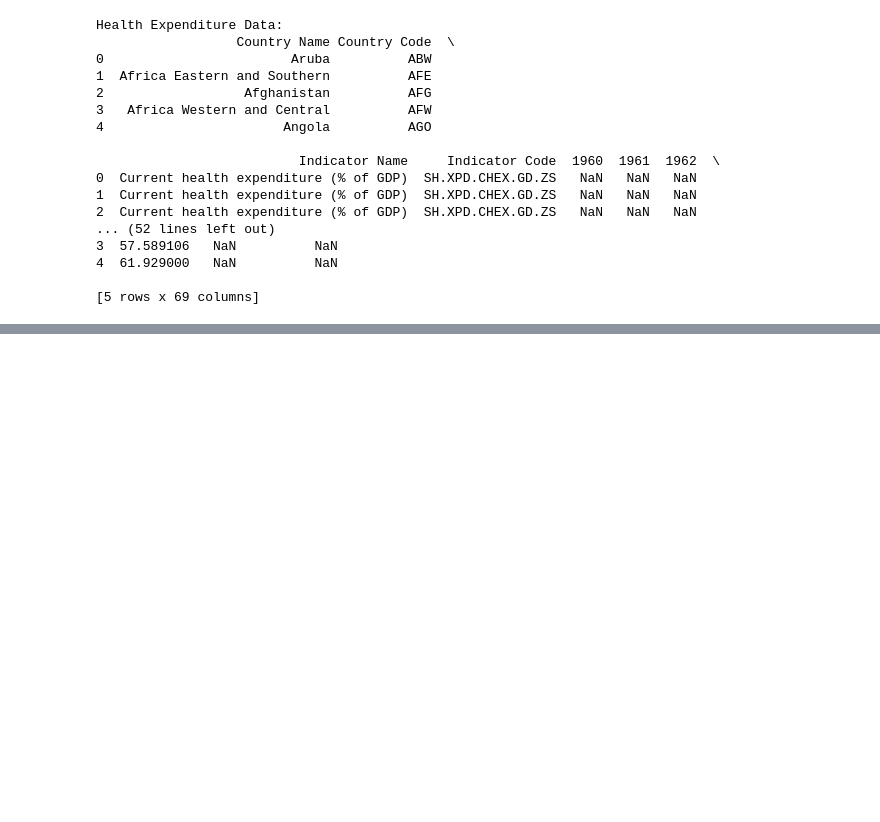
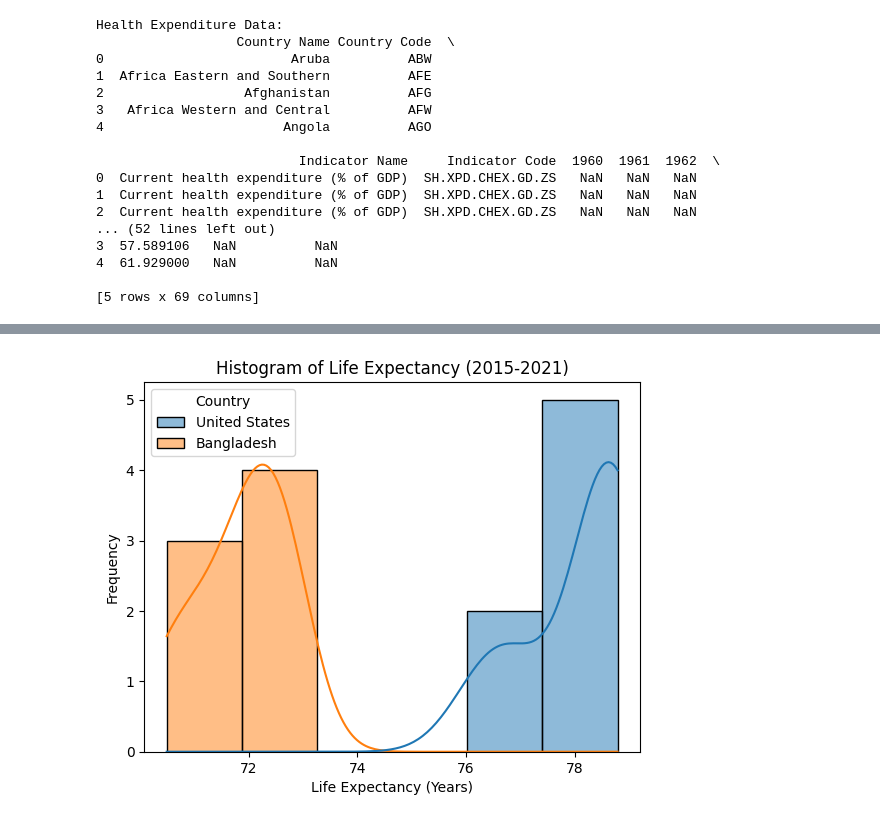
Before and after one commit to valeCab/BasicStatistics, a Jupyter notebook: FinalProjectipynb.ipynb, the cells around one changed output, grey strips where cells are left out. Cells and saved outputs as stored; diff of their text form; code cells hidden in the pictures; blank space fills up the shorter version.

```diff
--- a/FinalProjectipynb.ipynb
+++ b/FinalProjectipynb.ipynb
@@ -108,0 +170,11 @@ Kurtosis of Life Expectancy: -2.0
+# %%
+# Histogram
+import seaborn as sns
+import matplotlib.pyplot as plt
+sns.histplot(data=df_combined, x="Life Expectancy (Years)", hue="Country", bins=6, kde=True)
+plt.xlabel("Life Expectancy (Years)")
+plt.ylabel("Frequency")
+plt.title("Histogram of Life Expectancy (2015-2021)")
+plt.show()
+# %% [output]
+[figure, added]
```
Also changed, not shown: parts of 24 cells of this notebook.
